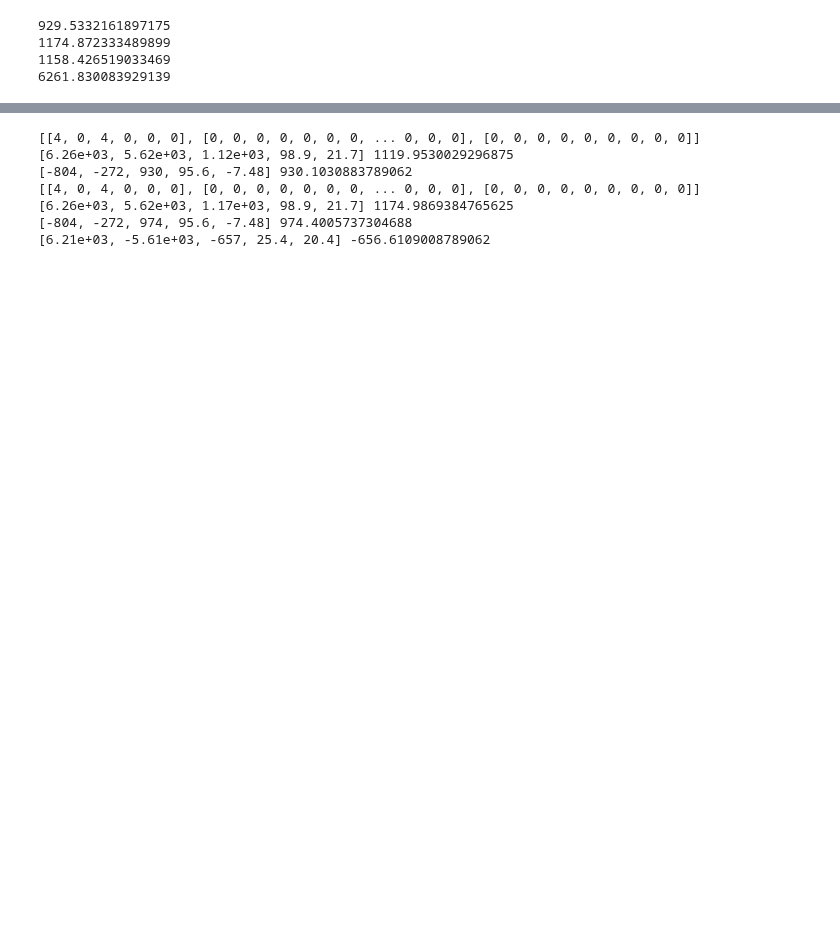
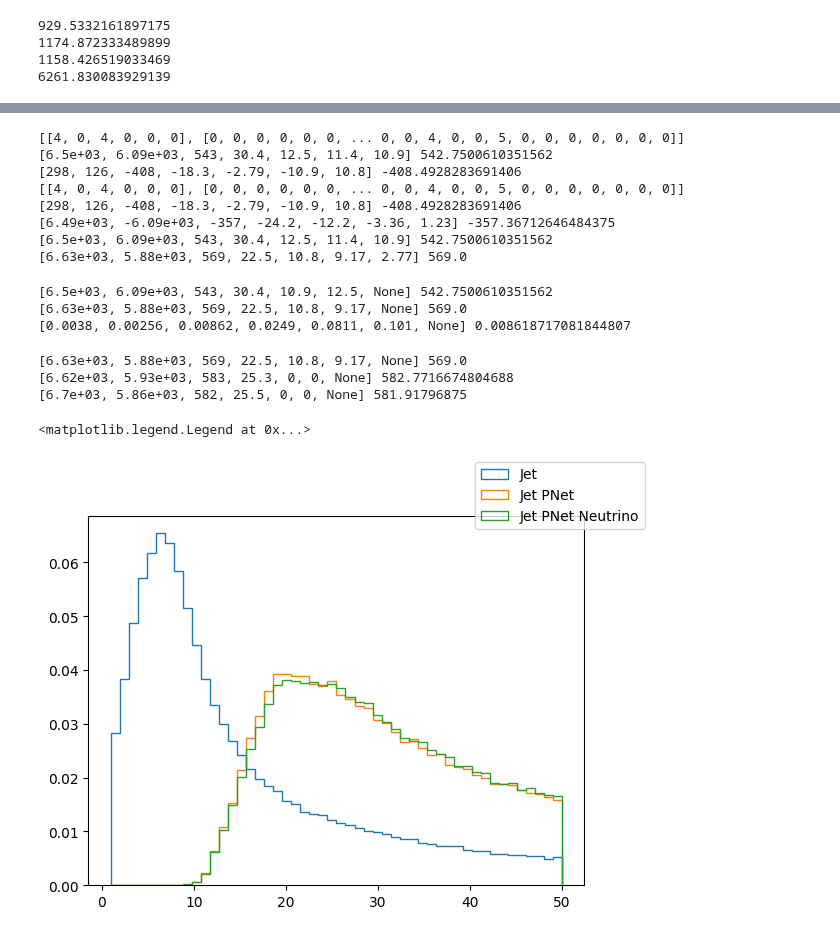
Before and after one commit to PocketCoffea/AnalysisConfigs, a Jupyter notebook: notebooks/neutrino_matching_test.ipynb, the cells around one changed output, grey strips where cells are left out. Drawn from its saved outputs; the diff is of its cells as text; code cells hidden in the pictures; blank space fills up the shorter version.

```diff
--- a/notebooks/neutrino_matching_test.ipynb
+++ b/notebooks/neutrino_matching_test.ipynb
@@ -9,6 +9,6 @@ import numpy as np
 vector.register_awkward()
 # %%
 filename = "root://xrootd-cms.infn.it//store/mc/Run3Summer22NanoAODv12/QCD_PT-15_TuneCP5_Flat2018_13p6TeV_pythia8/NANOAODSIM/JMENano12p5_132X_mcRun3_2022_realistic_v3-v2/70000/1a3d12b4-15b7-415c-a25a-df0e81f71648.root"
-events = NanoEventsFactory.from_root(filename, schemaclass=NanoAODSchema, entry_stop=20).events()
+events = NanoEventsFactory.from_root(filename, schemaclass=NanoAODSchema, entry_stop=2000000).events()
 print("Events read:", len(events))
 # %% [output]
@@ -242,14 +242,47 @@ gen_jet_neutrino_4vec_tot=ak.with_field(gen_jet_neutrino_4vec_tot, gen_jet_neutr
 gen_jet_neutrino_4vec_tot=ak.with_field(gen_jet_neutrino_4vec_tot, gen_jet_neutrino_4vec.mass, "mass")
 
 print(gen_jet_neutrino_4vec_tot.hadronFlavour   )
-print(gen_jet_neutrino_4vec_tot.pt[-3], gen_jet_neutrino_4vec_tot.pt[-3][2])
 print(gen_jet_neutrino_4vec_tot.px[-3], gen_jet_neutrino_4vec_tot.px[-3][2])
 print(gen_jet_neutrino_4vec_tot.py[-3], gen_jet_neutrino_4vec_tot.py[-3][2])
+print(gen_jet_neutrino_4vec_tot.pt[-3], gen_jet_neutrino_4vec_tot.pt[-3][2])
+print(events.Jet.pt[-3], events.Jet.pt[-3][2])
 # %% [output]
-[[4, 0, 4, 0, 0, 0], [0, 0, 0, 0, 0, 0, 0, ... 0, 0, 0], [0, 0, 0, 0, 0, 0, 0, 0, 0]]
-[6.26e+03, 5.62e+03, 1.12e+03, 98.9, 21.7] 1119.9530029296875
-[-804, -272, 930, 95.6, -7.48] 930.1030883789062
-[[4, 0, 4, 0, 0, 0], [0, 0, 0, 0, 0, 0, 0, ... 0, 0, 0], [0, 0, 0, 0, 0, 0, 0, 0, 0]]
-[6.26e+03, 5.62e+03, 1.17e+03, 98.9, 21.7] 1174.9869384765625
-[-804, -272, 974, 95.6, -7.48] 974.4005737304688
-[6.21e+03, -5.61e+03, -657, 25.4, 20.4] -656.6109008789062
+[[4, 0, 4, 0, 0, 0], [0, 0, 0, 0, 0, 0, ... 0, 0, 4, 0, 0, 5, 0, 0, 0, 0, 0, 0, 0]]
+[6.5e+03, 6.09e+03, 543, 30.4, 12.5, 11.4, 10.9] 542.7500610351562
+[298, 126, -408, -18.3, -2.79, -10.9, 10.8] -408.4928283691406
+[[4, 0, 4, 0, 0, 0], [0, 0, 0, 0, 0, 0, ... 0, 0, 4, 0, 0, 5, 0, 0, 0, 0, 0, 0, 0]]
+[298, 126, -408, -18.3, -2.79, -10.9, 10.8] -408.4928283691406
+[6.49e+03, -6.09e+03, -357, -24.2, -12.2, -3.36, 1.23] -357.36712646484375
+[6.5e+03, 6.09e+03, 543, 30.4, 12.5, 11.4, 10.9] 542.7500610351562
+[6.63e+03, 5.88e+03, 569, 22.5, 10.8, 9.17, 2.77] 569.0
+# %%
+GenJetMatched,JetMatched,deltaR_matched=object_matching(gen_jet_neutrino_4vec_tot, events.Jet, 0.2)
+# %%
+print(GenJetMatched.pt[-3], GenJetMatched.pt[-3][2])
+print(JetMatched.pt[-3], JetMatched.pt[-3][2])
+print(deltaR_matched[-3], deltaR_matched[-3][2])
+# %% [output]
+[6.5e+03, 6.09e+03, 543, 30.4, 10.9, 12.5, None] 542.7500610351562
+[6.63e+03, 5.88e+03, 569, 22.5, 10.8, 9.17, None] 569.0
+[0.0038, 0.00256, 0.00862, 0.0249, 0.0811, 0.101, None] 0.008618717081844807
+# %%
+JetMatched=ak.with_field(JetMatched,JetMatched.pt*(1-JetMatched.rawFactor)*JetMatched.PNetRegPtRawCorr, "ptPNet")
+JetMatched=ak.with_field(JetMatched,JetMatched.pt*(1-JetMatched.rawFactor)*JetMatched.PNetRegPtRawCorr*JetMatched.PNetRegPtRawCorrNeutrino, "ptPNetNeutrino")
+# %%
+print(JetMatched.pt[-3], JetMatched.pt[-3][2])
+print(JetMatched.ptPNet[-3], JetMatched.ptPNet[-3][2])
+print(JetMatched.ptPNetNeutrino[-3], JetMatched.ptPNetNeutrino[-3][2])
+# %% [output]
+[6.63e+03, 5.88e+03, 569, 22.5, 10.8, 9.17, None] 569.0
+[6.62e+03, 5.93e+03, 583, 25.3, 0, 0, None] 582.7716674804688
+[6.7e+03, 5.86e+03, 582, 25.5, 0, 0, None] 581.91796875
+# %%
+fig, ax = plt.subplots()
+plt.hist(ak.flatten(JetMatched.pt), bins=50, range=(1, 50), histtype='step', label='Jet', density=True)
+plt.hist(ak.flatten(JetMatched.ptPNet), bins=50, range=(1, 50), histtype='step', label='Jet PNet', density=True)
+plt.hist(ak.flatten(JetMatched.ptPNetNeutrino), bins=50, range=(1, 50), histtype='step', label='Jet PNet Neutrino', density=True)
+
+fig.legend()
+# %% [output]
+<matplotlib.legend.Legend at 0x...>
+[figure, added]
```
Also changed, not shown: parts of 10 cells of this notebook, 9 other files.
